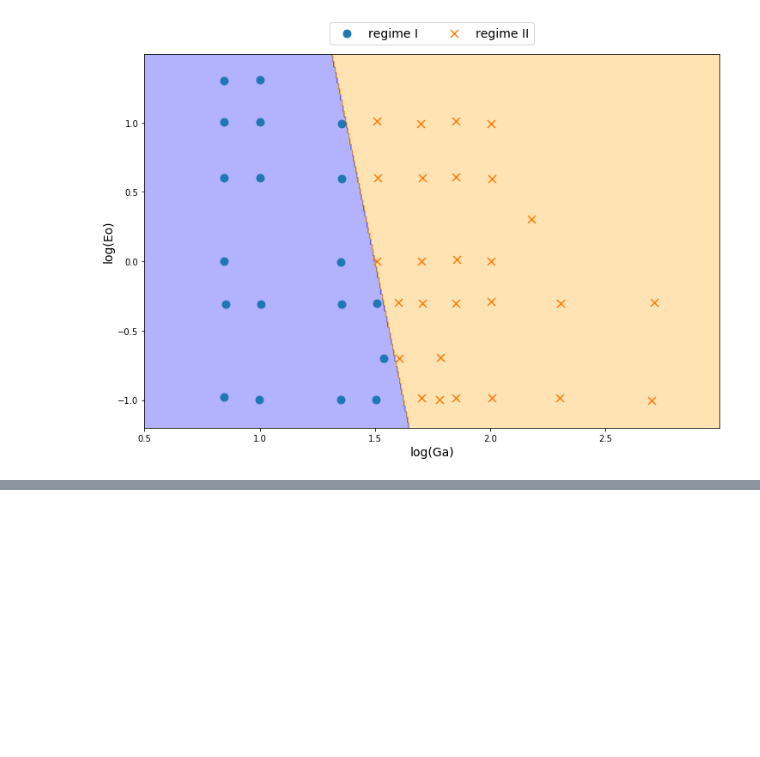
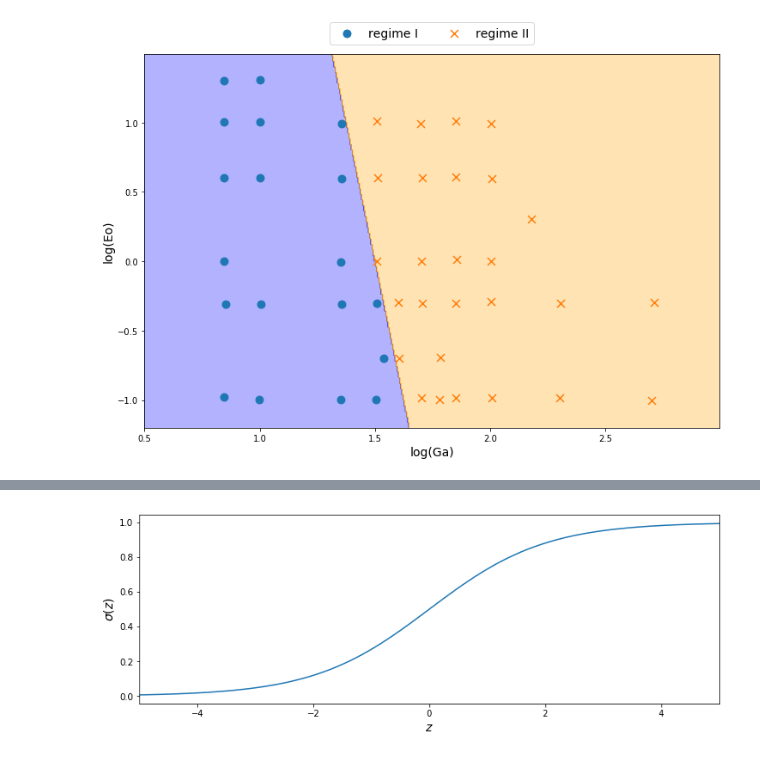
Before and after one commit to AndreWeiner/machine-learning-applied-to-cfd, a Jupyter notebook: notebooks/path_regime_classification.ipynb, the cells around one changed output, grey strips where cells are left out. Cells and saved outputs as stored; diff of their text form; code cells hidden in the pictures; blank space fills up the shorter version.

```diff
--- a/notebooks/path_regime_classification.ipynb
+++ b/notebooks/path_regime_classification.ipynb
@@ -251,0 +271,12 @@ To overcome the convergence issues we need a contineous loss function. it to adv
+# %%
+def sigmoid(z):
+    return 1.0 / (1.0 + np.exp(-z))
+
+plt.figure(figsize=(12, 4))
+plt.plot(np.linspace(-5, 5, 100), sigmoid(np.linspace(-5, 5, 100)))
+plt.xlim([-5, 5])
+plt.xlabel(r"$z$", fontsize=fontsize)
+plt.ylabel(r"$\sigma (z)$", fontsize=fontsize)
+plt.show()
+# %% [output]
+[figure, added]
```
Also changed, not shown: parts of 22 cells of this notebook, 2 other files.
